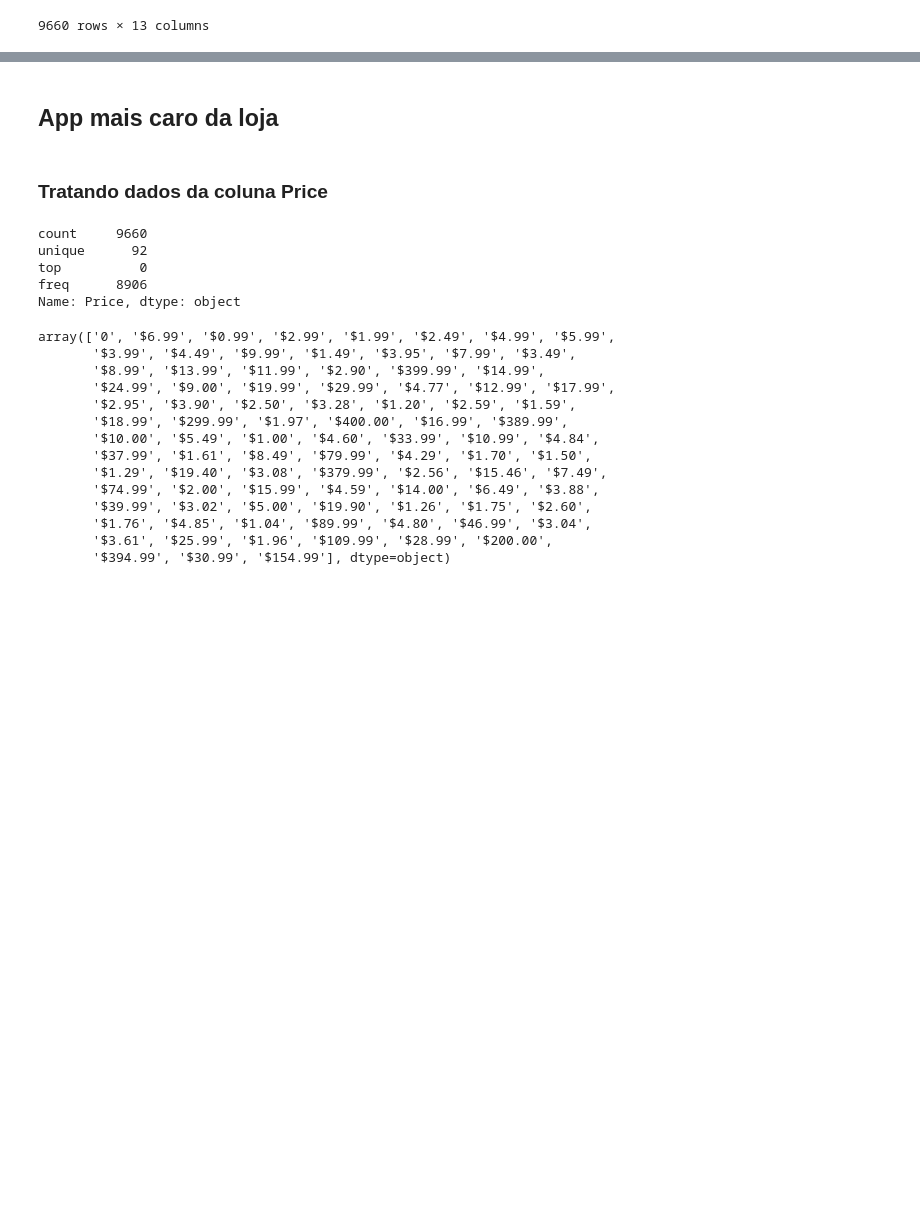
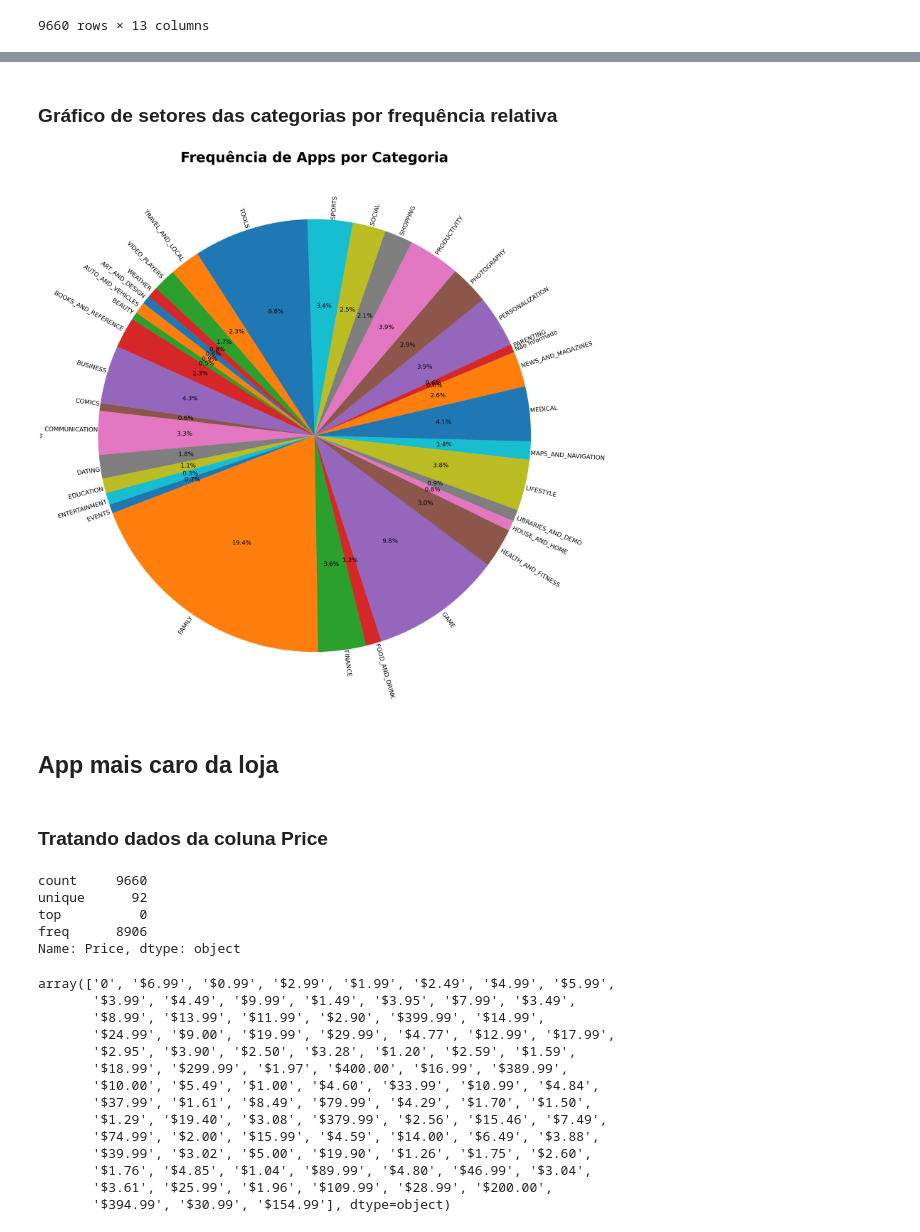
Before and after one commit to sarahkolesnikova/compassacademy, a Jupyter notebook: Sprint-3/Desafio/desafio_sprint-3.ipynb, the cells around one changed output, grey strips where cells are left out. Saved outputs shown, nothing was run; the diff lists cells and outputs as text; code cells hidden in the pictures; blank space fills up the shorter version.

```diff
--- a/Sprint-3/Desafio/desafio_sprint-3.ipynb
+++ b/Sprint-3/Desafio/desafio_sprint-3.ipynb
@@ -612,0 +646,3 @@ Text(0, 0.5, 'qtd de Installs (em bilhões)')
+# %%
+loja_google_categorias = loja_google.drop_duplicates(subset='App', keep='first')
+loja_google_categorias # Remove as linhas duplicadas do dataframe loja_google
@@ -612,0 +671,3 @@ Text(0, 0.5, 'qtd de Installs (em bilhões)')
+# %%
+frequencia_categoria = loja_google_categorias.groupby('Category').agg({"App":"count"}).reset_index()
+frequencia_categoria # Agrupa o dataframe loja_google_categorias pela coluna Category
@@ -612,0 +696,4 @@ Text(0, 0.5, 'qtd de Installs (em bilhões)')
+# %%
+frequencia_categoria['Porcentagem'] = frequencia_categoria['App'] / frequencia_categoria['App'].sum()
+frequencia_categoria['Porcentagem'] = frequencia_categoria['Porcentagem'].map("{:.2%}".format)
+frequencia_categoria # Calcula a porcentagem de Apps por Categoria
@@ -613,3 +718,15 @@ Text(0, 0.5, 'qtd de Installs (em bilhões)')
+# %% [markdown]
+### Gráfico de setores das categorias por frequência relativa
+# %%
+my_labels = frequencia_categoria['Category']
+# Cria uma lista com os valores da coluna Category
+frequencia_categoria.plot.pie(y='App', labels=my_labels, figsize=(35,35), fontsize=22, labeldistance=1,
+                              legend=False, rotatelabels=True, autopct='%1.1f%%',
+                              startangle=140) # Plota um gráfico de pizza com a porcentagem de Apps por Categoria
+plt.title('Frequência de Apps por Categoria', fontsize=50, fontweight='bold') # Adiciona um título ao gráfico
+plt.show() # Plota um gráfico de pizza com a porcentagem de Apps por Categoria
+# %% [output]
+[figure, added]
 # %% [markdown]
 ## App mais caro da loja
 # %% [markdown]
```
Also changed, not shown: parts of 72 cells of this notebook.
